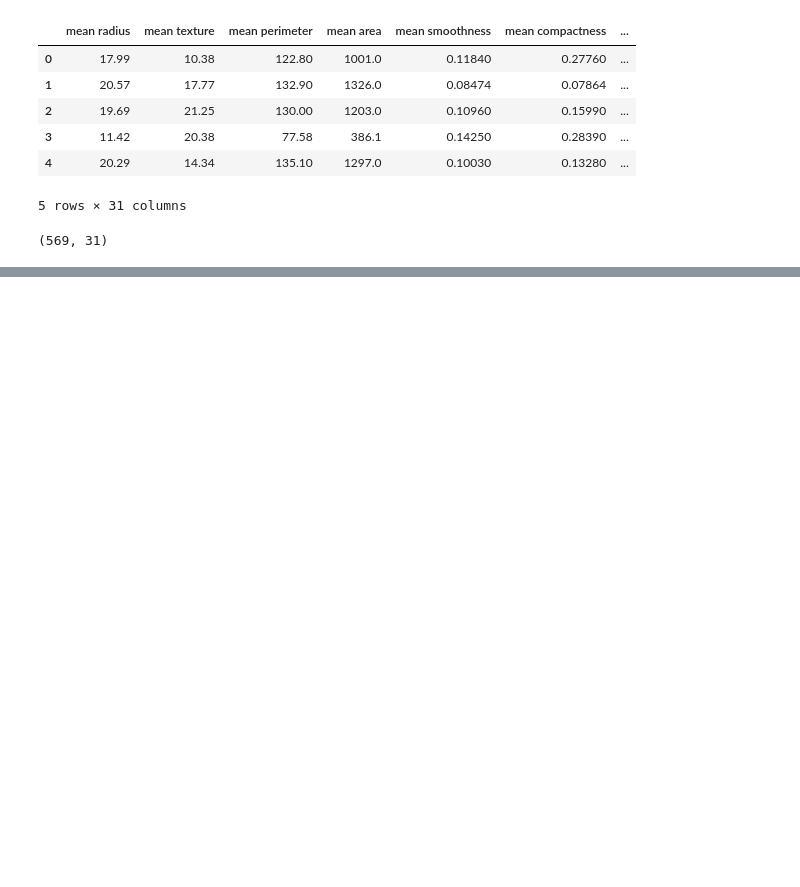
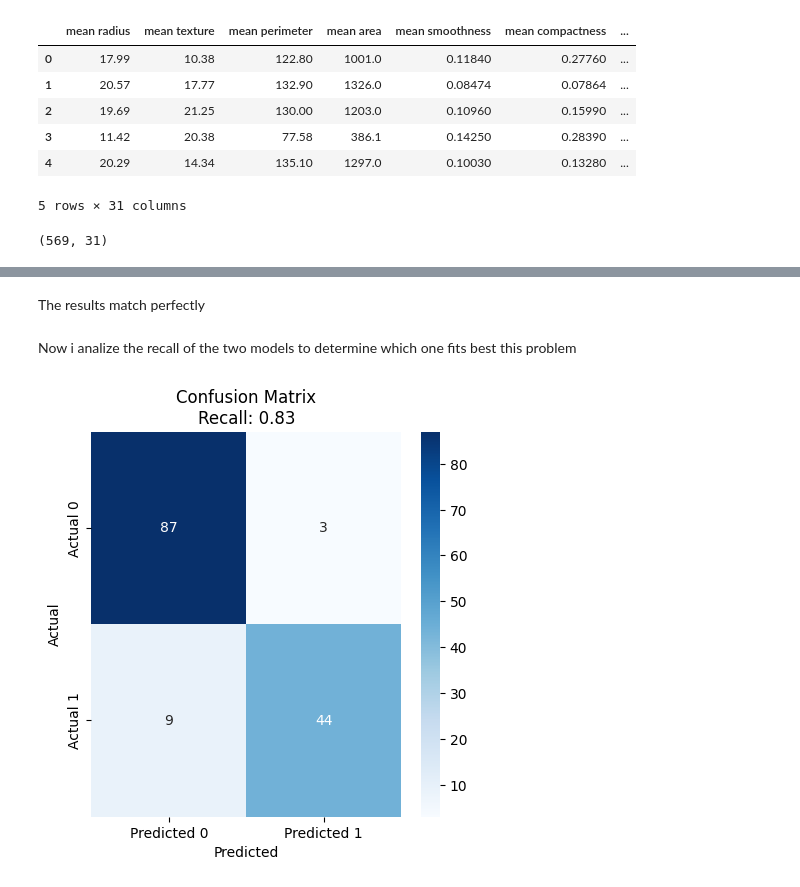
Before and after one commit to LeoBello00/jbook_ml202330, a Jupyter notebook: docs/notebooks.ipynb, the cells around one changed output, grey strips where cells are left out. Cells and saved outputs as stored; diff of their text form; code cells hidden in the pictures; blank space fills up the shorter version.

```diff
--- a/docs/notebooks.ipynb
+++ b/docs/notebooks.ipynb
@@ -34,0 +86,14 @@ df_cancer.shape
+# %%
+from sklearn.model_selection import GridSearchCV
+from sklearn.neighbors import KNeighborsClassifier
+from sklearn.pipeline import Pipeline
+param_grid = {'classifier__n_neighbors': range(1, 11)}
+
+pipeline = Pipeline([('classifier', KNeighborsClassifier())])
+
+gridKn = GridSearchCV(pipeline, param_grid, cv=5)
+gridKn.fit(X_train, y_train)
+
+print("Best cross-validation accuracy: {:.2f}".format(gridKn.best_score_))
+print("Best set score: {:.2f}".format(gridKn.score(X_test, y_test)))
+print("Best parameters: ", gridKn.best_params_)
@@ -34,0 +112,14 @@ df_cancer.shape
+# %%
+from sklearn.model_selection import cross_val_score
+
+best_score = 0
+
+for n_neighbors in range(1, 11):
+    knn = KNeighborsClassifier(n_neighbors=n_neighbors)
+    scores = cross_val_score(knn, X_train, y_train, cv=5) # Calcula validación cruzada
+    score = np.mean(scores) # Calcula media de la validación cruzada para precisión
+    if score > best_score:
+        best_score = score
+        best_parameters = {'n_neighbors': n_neighbors}
+print("Best cross-validation accuracy: {:.2f}".format(best_score))
+print("Best parameters: ", best_parameters)
@@ -34,0 +129,3 @@ df_cancer.shape
+# %%
+knn = KNeighborsClassifier(**best_parameters)
+knn.fit(X_train, y_train)
@@ -34,0 +146,4 @@ df_cancer.shape
+# %%
+param_gridLr = {'C': [0.001, 0.01, 0.1, 1, 10, 100]}
+gridLr = GridSearchCV(LogisticRegression(), param_gridLr, cv=5, return_train_score=True)
+gridLr.fit(X_train, y_train)
@@ -34,0 +255,16 @@ df_cancer.shape
+# %% [markdown]
+The results match perfectly
+# %% [markdown]
+Now i analize the recall of the two models to determine which one fits best this problem
+# %%
+y_pred = gridLr.predict(X_test)
+cm = confusion_matrix(y_test, y_pred)
+recall = recall_score(y_test, y_pred)
+plt.figure(figsize=(5, 5))
+sns.heatmap(cm, annot=True, fmt="d", cmap="Blues", xticklabels=["Predicted 0", "Predicted 1"], yticklabels=["Actual 0", "Actual 1"])
+plt.xlabel("Predicted")
+plt.ylabel("Actual")
+plt.title(f"Confusion Matrix\nRecall: {recall:.2f}")
+plt.show()
+# %% [output]
+[figure, added]
```
Also changed, not shown: parts of 31 cells of this notebook.
